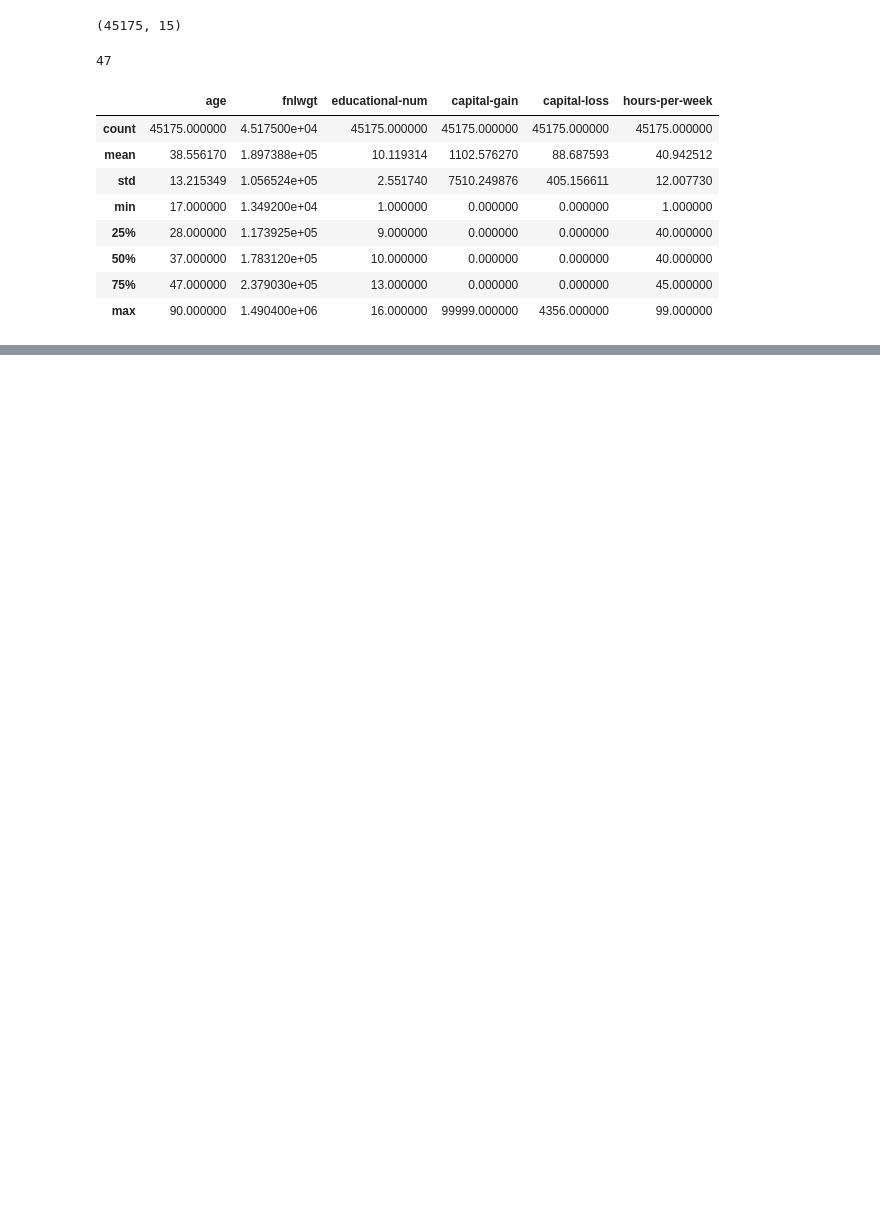
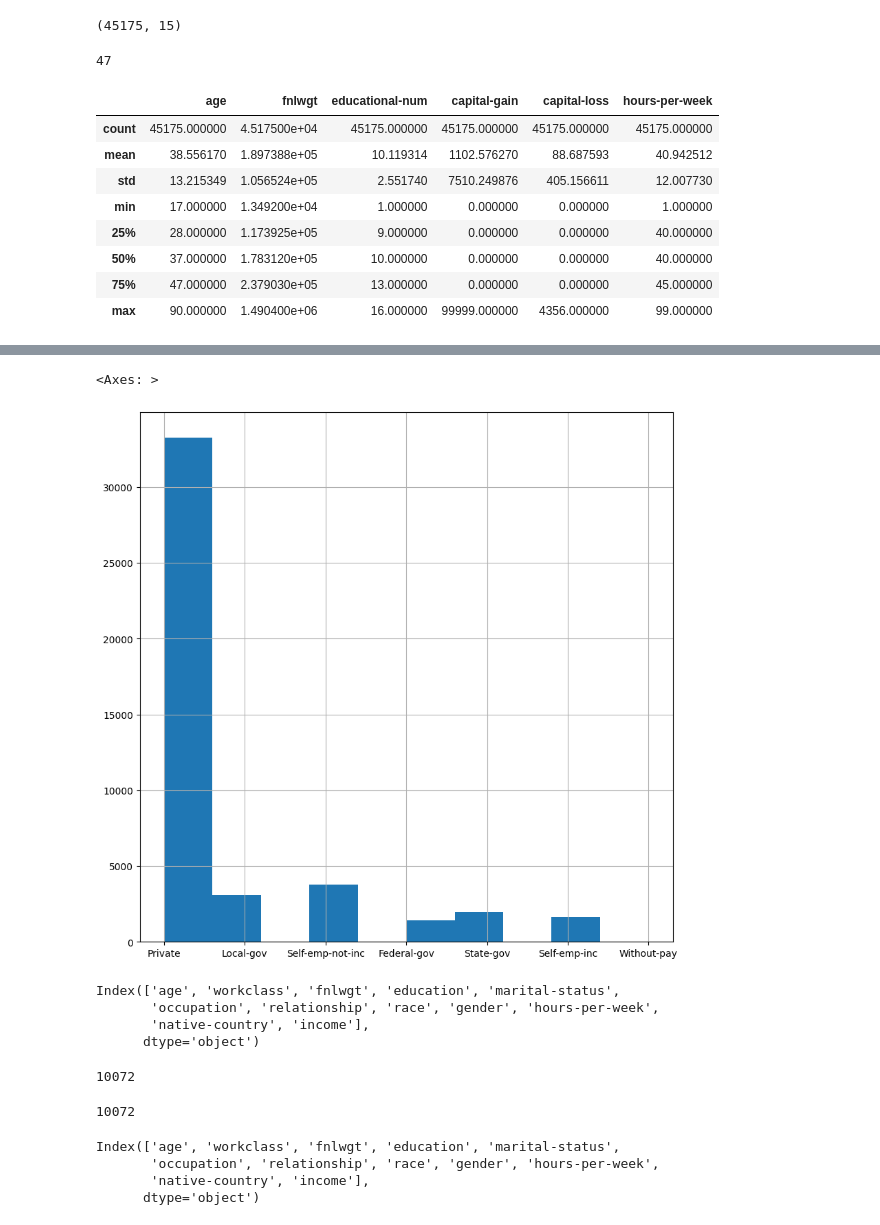
Before and after one commit to partho39/a, a Jupyter notebook: adultdata.ipynb, the cells around one changed output, grey strips where cells are left out. Drawn from its saved outputs; the diff is of its cells as text; code cells hidden in the pictures; blank space fills up the shorter version.

```diff
--- a/adultdata.ipynb
+++ b/adultdata.ipynb
@@ -219,0 +318,13 @@ data.describe()
+# %%
+plt.figure(figsize=(10,10))
+data['workclass'].hist()
+# %% [output]
+<Axes: >
+[figure, added]
+# %%
+data.columns
+# %% [output]
+Index(['age', 'workclass', 'fnlwgt', 'education', 'marital-status',
+       'occupation', 'relationship', 'race', 'gender', 'hours-per-week',
+       'native-country', 'income'],
+      dtype='object')
@@ -219,0 +334,16 @@ data.describe()
+# %%
+Filtersum =(filter1+filter2)
+len(data[Filtersum])
+# %% [output]
+10072
+# %%
+sum(data['education'].isin(['Bachelors','Masters']))
+# %% [output]
+10072
+# %%
+data.columns
+# %% [output]
+Index(['age', 'workclass', 'fnlwgt', 'education', 'marital-status',
+       'occupation', 'relationship', 'race', 'gender', 'hours-per-week',
+       'native-country', 'income'],
+      dtype='object')
```
Also changed, not shown: parts of 22 cells of this notebook.
